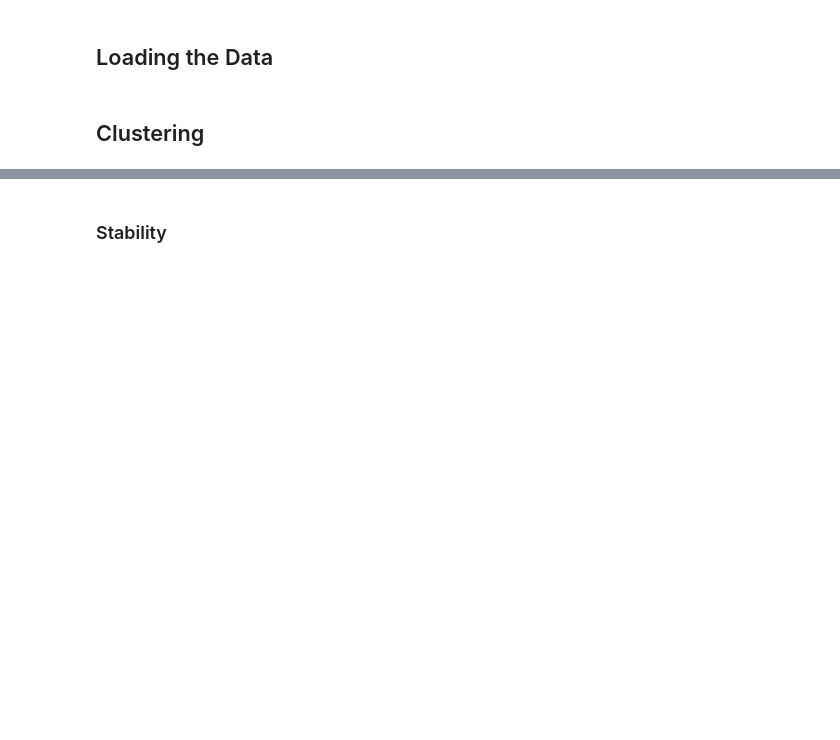
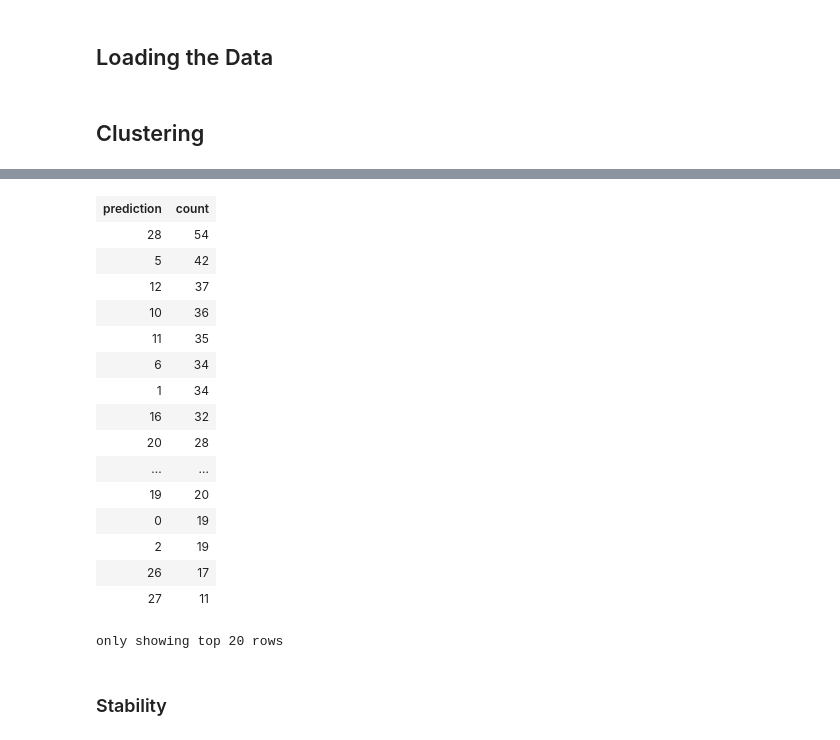
Before and after one commit to ALuchinsky/Spring2022_CS6500, a Jupyter notebook: notebooks/AL_kmeans_clustering.ipynb, the cells around one changed output, grey strips where cells are left out. Saved outputs shown, nothing was run; the diff lists cells and outputs as text; code cells hidden in the pictures; blank space fills up the shorter version.

```diff
--- a/notebooks/AL_kmeans_clustering.ipynb
+++ b/notebooks/AL_kmeans_clustering.ipynb
@@ -121,3 +182,23 @@ plt.axvline(x=37, linestyle = '--')
+# %%
+preds.groupby("prediction").count().sort(desc("count"))
+# %% [output]
+| prediction | count |
+| 28 | 54 |
+| 5 | 42 |
+| 12 | 37 |
+| 10 | 36 |
+| 11 | 35 |
+| 6 | 34 |
+| 1 | 34 |
+| 16 | 32 |
+| 20 | 28 |
+| ... | ... |
+| 19 | 20 |
+| 0 | 19 |
+| 2 | 19 |
+| 26 | 17 |
+| 27 | 11 |
+only showing top 20 rows
 # %% [markdown]
 ### Stability
 # %%
```
Also changed, not shown: parts of 17 cells of this notebook.
